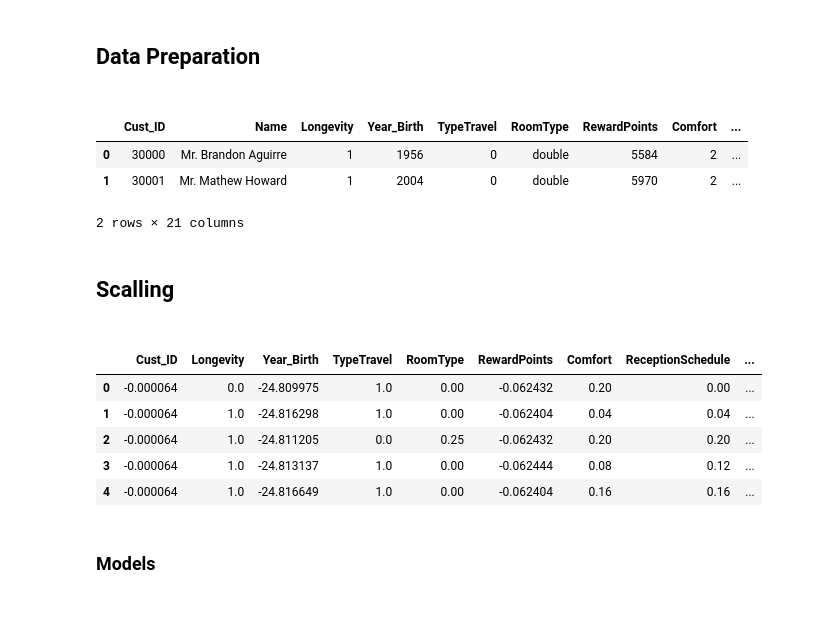
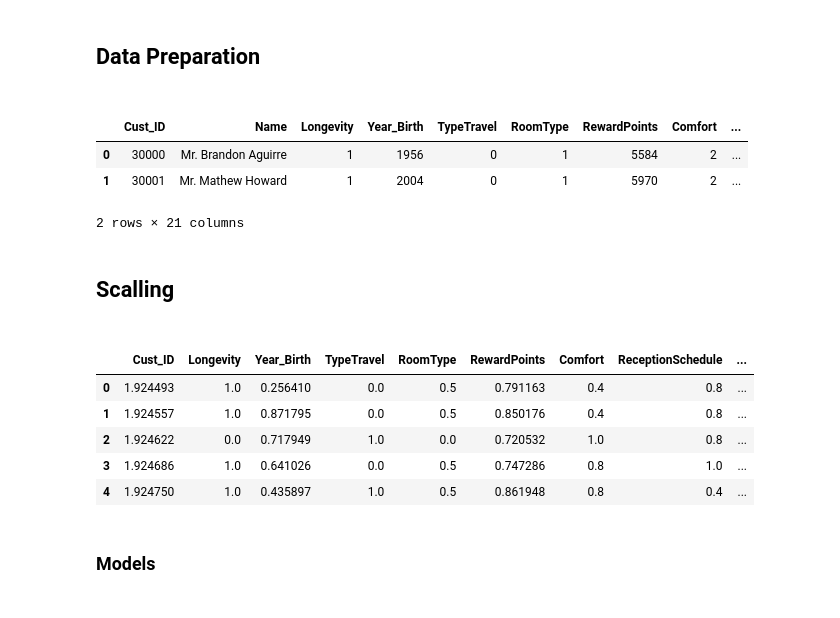
Before and after one commit to Leon209/Project_1-Supervised-Model, a Jupyter notebook: Project 1.ipynb, the cells around one changed output. Cells and saved outputs as stored; diff of their text form; code cells hidden in the pictures.

```diff
--- a/Project 1.ipynb
+++ b/Project 1.ipynb
@@ -468,31 +497,34 @@ test['Longevity'].replace(to_replace = 'no',value = 0, inplace = True)
 #TypeTravel
 test['TypeTravel'].replace(to_replace = 'business',value = 1, inplace = True)
 test['TypeTravel'].replace(to_replace = 'leisure',value = 0, inplace = True)
+#RoomType
+test['RoomType'].replace(to_replace = 'suite',value = 2, inplace = True)
+test['RoomType'].replace(to_replace = 'double',value = 1, inplace = True)
+test['RoomType'].replace(to_replace = 'single',value = 0, inplace = True)
 test.head(2)
 # %% [output]
 |  | Cust_ID | Name | Longevity | Year_Birth | TypeTravel | RoomType | RewardPoints | Comfort | ... |
-| 0 | 30000 | Mr. Brandon Aguirre | 1 | 1956 | 0 | double | 5584 | 2 | ... |
-| 1 | 30001 | Mr. Mathew Howard | 1 | 2004 | 0 | double | 5970 | 2 | ... |
+| 0 | 30000 | Mr. Brandon Aguirre | 1 | 1956 | 0 | 1 | 5584 | 2 | ... |
+| 1 | 30001 | Mr. Mathew Howard | 1 | 2004 | 0 | 1 | 5970 | 2 | ... |
 2 rows × 21 columns
 # %% [markdown]
 <h2>Scalling<h2>
 # %%
-#Drop name column
-test.drop(['Name'], axis=1, inplace=True)
-
 #Scaling
 
-minmax_val = scaler.transform(X_validate)
+X_test = test.drop('Name', axis = 1)
 
-X_val = pd.DataFrame(minmax_val, columns = X_validate.columns, index = X_validate.index)
-X_val.head()
+minmax_test = scaler.transform(X_test)
+
+X_test = pd.DataFrame(minmax_test, columns = X_test.columns)
+X_test.head()
 # %% [output]
 |  | Cust_ID | Longevity | Year_Birth | TypeTravel | RoomType | RewardPoints | Comfort | ReceptionSchedule | ... |
-| 0 | -0.000064 | 0.0 | -24.809975 | 1.0 | 0.00 | -0.062432 | 0.20 | 0.00 | ... |
-| 1 | -0.000064 | 1.0 | -24.816298 | 1.0 | 0.00 | -0.062404 | 0.04 | 0.04 | ... |
-| 2 | -0.000064 | 1.0 | -24.811205 | 0.0 | 0.25 | -0.062432 | 0.20 | 0.20 | ... |
-| 3 | -0.000064 | 1.0 | -24.813137 | 1.0 | 0.00 | -0.062444 | 0.08 | 0.12 | ... |
-| 4 | -0.000064 | 1.0 | -24.816649 | 1.0 | 0.00 | -0.062404 | 0.16 | 0.16 | ... |
+| 0 | 1.924493 | 1.0 | 0.256410 | 0.0 | 0.5 | 0.791163 | 0.4 | 0.8 | ... |
+| 1 | 1.924557 | 1.0 | 0.871795 | 0.0 | 0.5 | 0.850176 | 0.4 | 0.8 | ... |
+| 2 | 1.924622 | 0.0 | 0.717949 | 1.0 | 0.0 | 0.720532 | 1.0 | 0.8 | ... |
+| 3 | 1.924686 | 1.0 | 0.641026 | 0.0 | 0.5 | 0.747286 | 0.8 | 1.0 | ... |
+| 4 | 1.924750 | 1.0 | 0.435897 | 1.0 | 0.5 | 0.861948 | 0.8 | 0.4 | ... |
 # %% [markdown]
 <h3>Models<h3>
 # %% [markdown]
```
Also changed, not shown: parts of 40 cells of this notebook.
